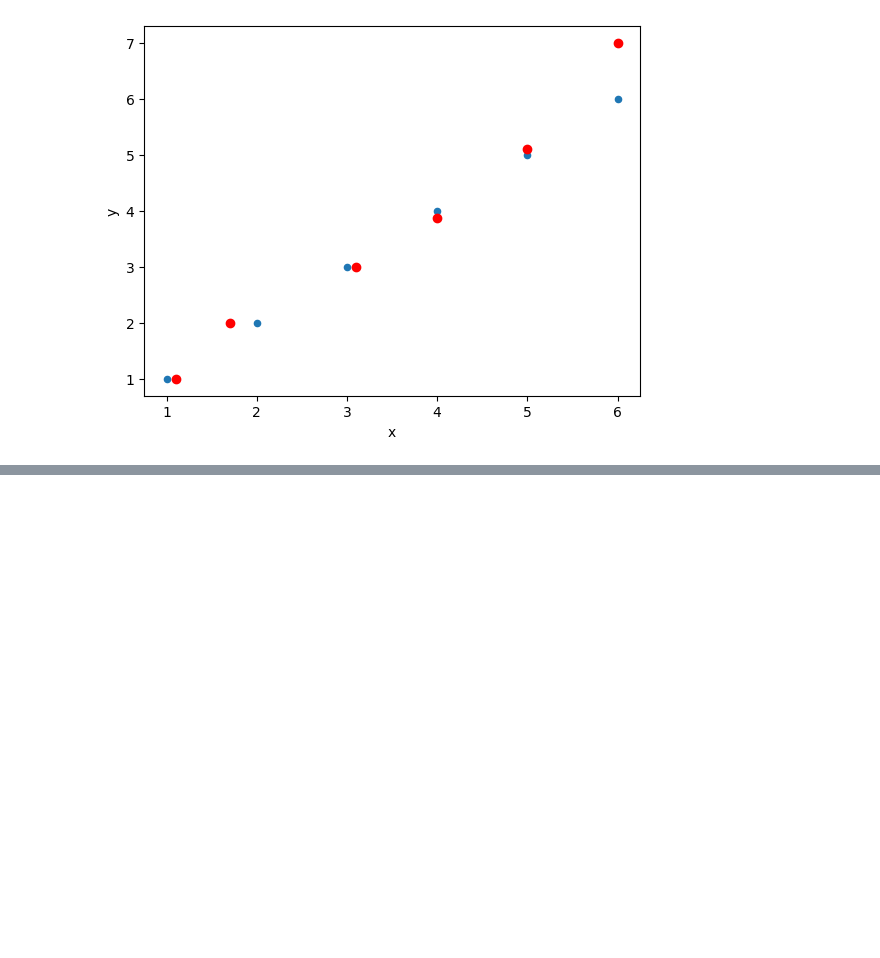
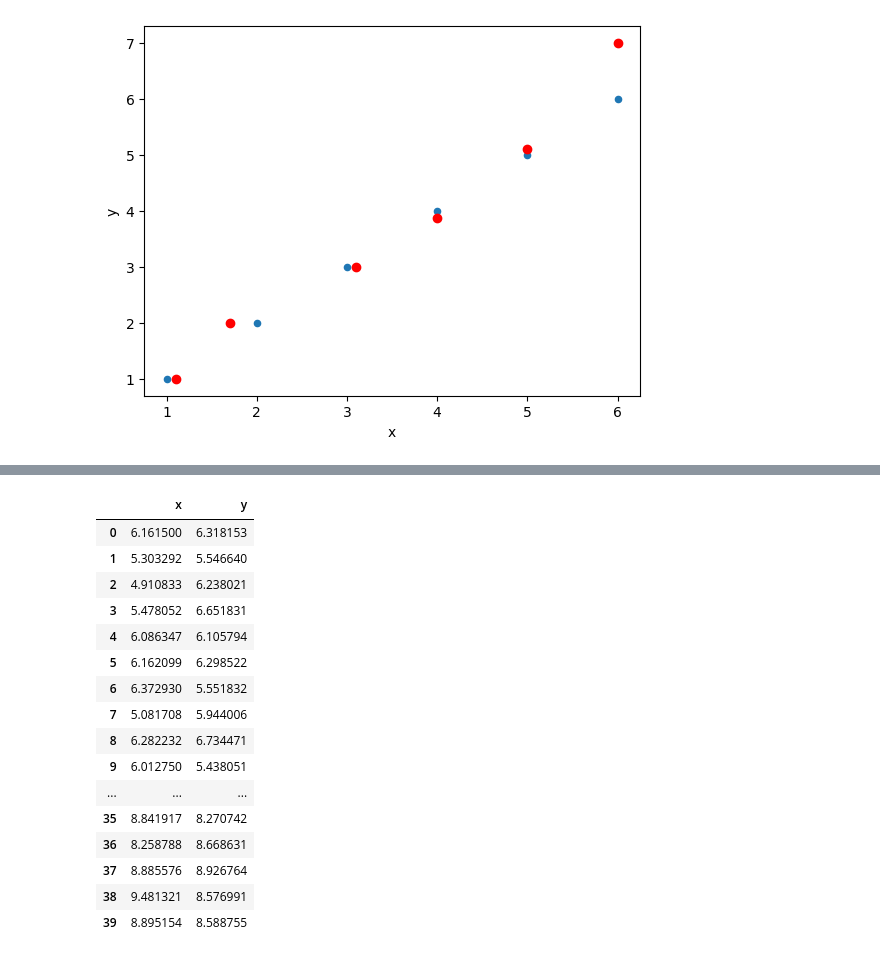
Before and after one commit to PatheticOTD/intercontinenral, a Jupyter notebook: snowtime.ipynb, the cells around one changed output, grey strips where cells are left out. Saved outputs shown, nothing was run; the diff lists cells and outputs as text; code cells hidden in the pictures; blank space fills up the shorter version.

```diff
--- a/snowtime.ipynb
+++ b/snowtime.ipynb
@@ -89,0 +174,23 @@ plt.scatter(x_test.x, x_test.y, c = 'red')
+# %%
+six = np.random.normal(loc = [6], scale = .5, size = (2, 20))
+nine = np.random.normal(loc = [9], scale = .5, size = (2, 20))
+df = pd.DataFrame(np.hstack((six, nine)), index = ['x', 'y']).T
+df
+# %% [output]
+|  | x | y |
+| 0 | 6.161500 | 6.318153 |
+| 1 | 5.303292 | 5.546640 |
+| 2 | 4.910833 | 6.238021 |
+| 3 | 5.478052 | 6.651831 |
+| 4 | 6.086347 | 6.105794 |
+| 5 | 6.162099 | 6.298522 |
+| 6 | 6.372930 | 5.551832 |
+| 7 | 5.081708 | 5.944006 |
+| 8 | 6.282232 | 6.734471 |
+| 9 | 6.012750 | 5.438051 |
+| ... | ... | ... |
+| 35 | 8.841917 | 8.270742 |
+| 36 | 8.258788 | 8.668631 |
+| 37 | 8.885576 | 8.926764 |
+| 38 | 9.481321 | 8.576991 |
+| 39 | 8.895154 | 8.588755 |
```
Also changed, not shown: parts of 18 cells of this notebook, 3 other files.
